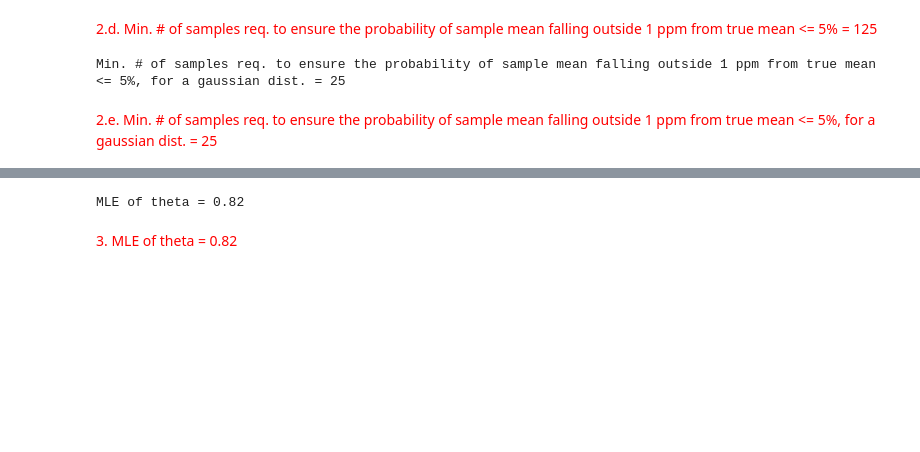
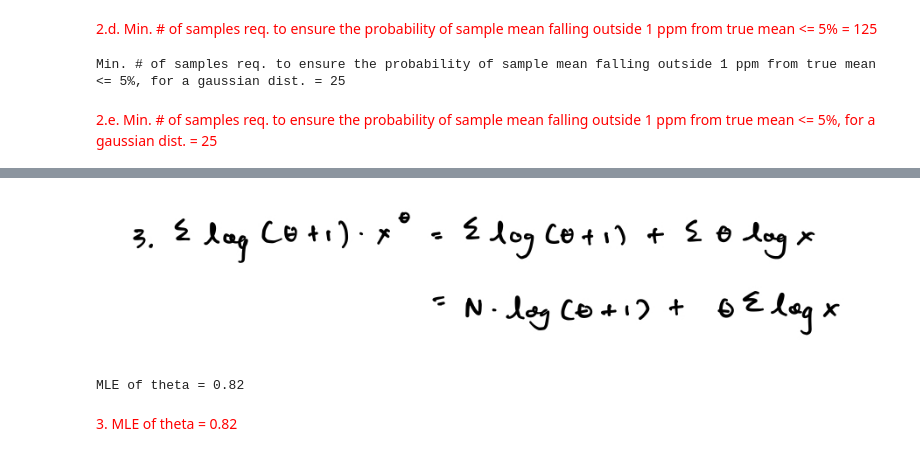
Before and after one commit to rajeev-t/stats-n-ds-4engineers, a Jupyter notebook: HW2/sdse_hw2_raj.ipynb, the cells around one changed output, grey strips where cells are left out. Cells and saved outputs as stored; diff of their text form; code cells hidden in the pictures; blank space fills up the shorter version.

```diff
--- a/HW2/sdse_hw2_raj.ipynb
+++ b/HW2/sdse_hw2_raj.ipynb
@@ -188,3 +187,9 @@ Min. # of samples req. to ensure the probability of sample mean falling outside
+# %%
+# P3
+
+display(Image(filename="hw2-3.jpeg"))
+# %% [output]
+[figure, added]
 # %%
 # MLE of the Beta Dist. Sys.
 
```
Also changed, not shown: parts of 7 cells of this notebook, 1 other file.
